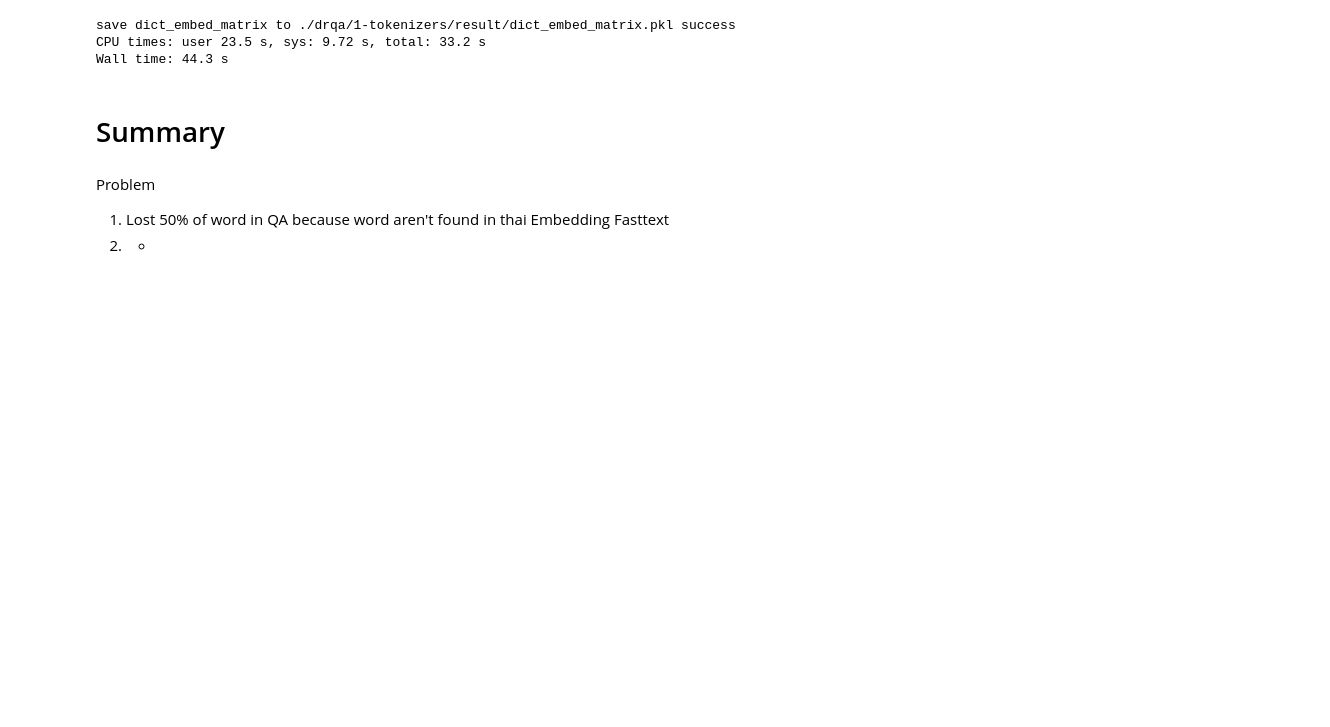
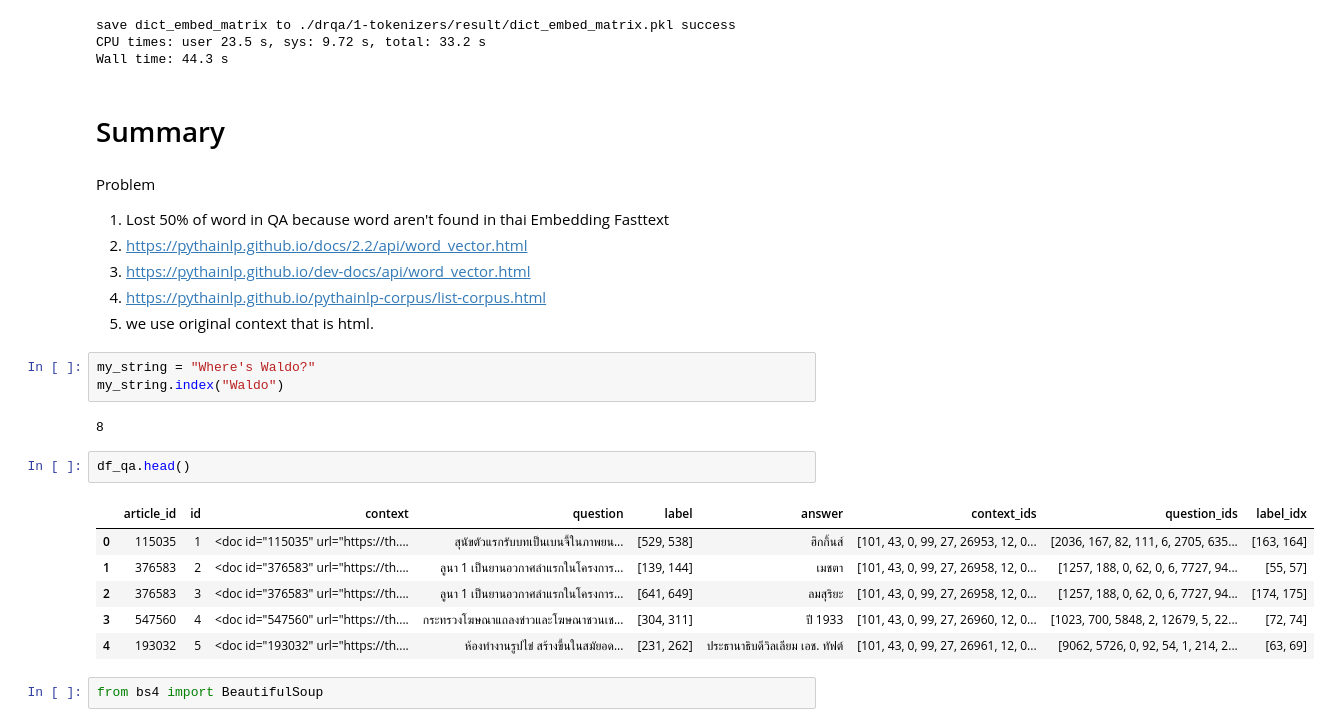
Before and after one commit to taitip-supha/Open-Domain-QA-DrQA, a Jupyter notebook: drqa/1-tokenizers/ThaiWiki.ipynb, the cells around one changed output. Drawn from its saved outputs; the diff is of its cells as text; blank space fills up the shorter version.

```diff
--- a/drqa/1-tokenizers/ThaiWiki.ipynb
+++ b/drqa/1-tokenizers/ThaiWiki.ipynb
@@ -382,5 +431,24 @@ Wall time: 44.3 s
 Problem
 
 
-1.   Lost 50% of word in QA because word aren't found in thai Embedding Fasttext
-2.   -
+1. Lost 50% of word in QA because word aren't found in thai Embedding Fasttext
+2. https://pythainlp.github.io/docs/2.2/api/word_vector.html
+3. https://pythainlp.github.io/dev-docs/api/word_vector.html
+4. https://pythainlp.github.io/pythainlp-corpus/list-corpus.html
+4. we use original context that is html.
+# %%
+my_string = "Where's Waldo?"
+my_string.index("Waldo")
+# %% [output]
+8
+# %%
+df_qa.head()
+# %% [output]
+|  | article_id | id | context | question | label | answer | context_ids | question_ids | label_idx |
+| 0 | 115035 | 1 | <doc id="115035" url="https://th.... | สุนัขตัวแรกรับบทเป็นเบนจี้ในภาพยน... | [529, 538] | ฮิกกิ้นส์ | [101, 43, 0, 99, 27, 26953, 12, 0... | [2036, 167, 82, 111, 6, 2705, 635... | [163, 164] |
+| 1 | 376583 | 2 | <doc id="376583" url="https://th.... | ลูนา 1 เป็นยานอวกาศลำแรกในโครงการ... | [139, 144] | เมชตา | [101, 43, 0, 99, 27, 26958, 12, 0... | [1257, 188, 0, 62, 0, 6, 7727, 94... | [55, 57] |
+| 2 | 376583 | 3 | <doc id="376583" url="https://th.... | ลูนา 1 เป็นยานอวกาศลำแรกในโครงการ... | [641, 649] | ลมสุริยะ | [101, 43, 0, 99, 27, 26958, 12, 0... | [1257, 188, 0, 62, 0, 6, 7727, 94... | [174, 175] |
+| 3 | 547560 | 4 | <doc id="547560" url="https://th.... | กระทรวงโฆษณาแถลงข่าวและโฆษณาชวนเช... | [304, 311] | ปี 1933 | [101, 43, 0, 99, 27, 26960, 12, 0... | [1023, 700, 5848, 2, 12679, 5, 22... | [72, 74] |
+| 4 | 193032 | 5 | <doc id="193032" url="https://th.... | ห้องทำงานรูปไข่ สร้างขึ้นในสมัยอด... | [231, 262] | ประธานาธิบดีวิลเลียม เอช. ทัฟต์ | [101, 43, 0, 99, 27, 26961, 12, 0... | [9062, 5726, 0, 92, 54, 1, 214, 2... | [63, 69] |
+# %%
+from bs4 import BeautifulSoup
```
Also changed, not shown: parts of 11 cells of this notebook, 1 other file.
